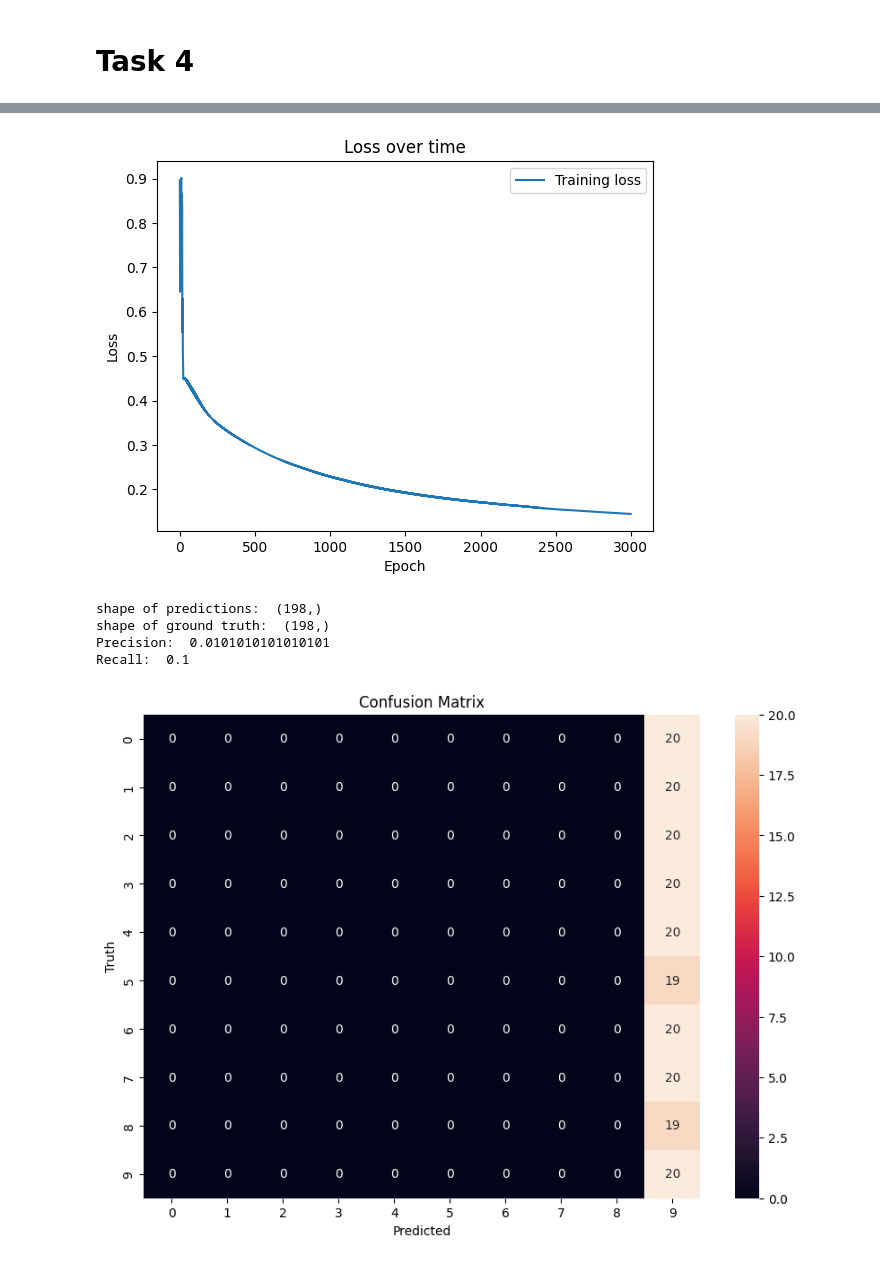
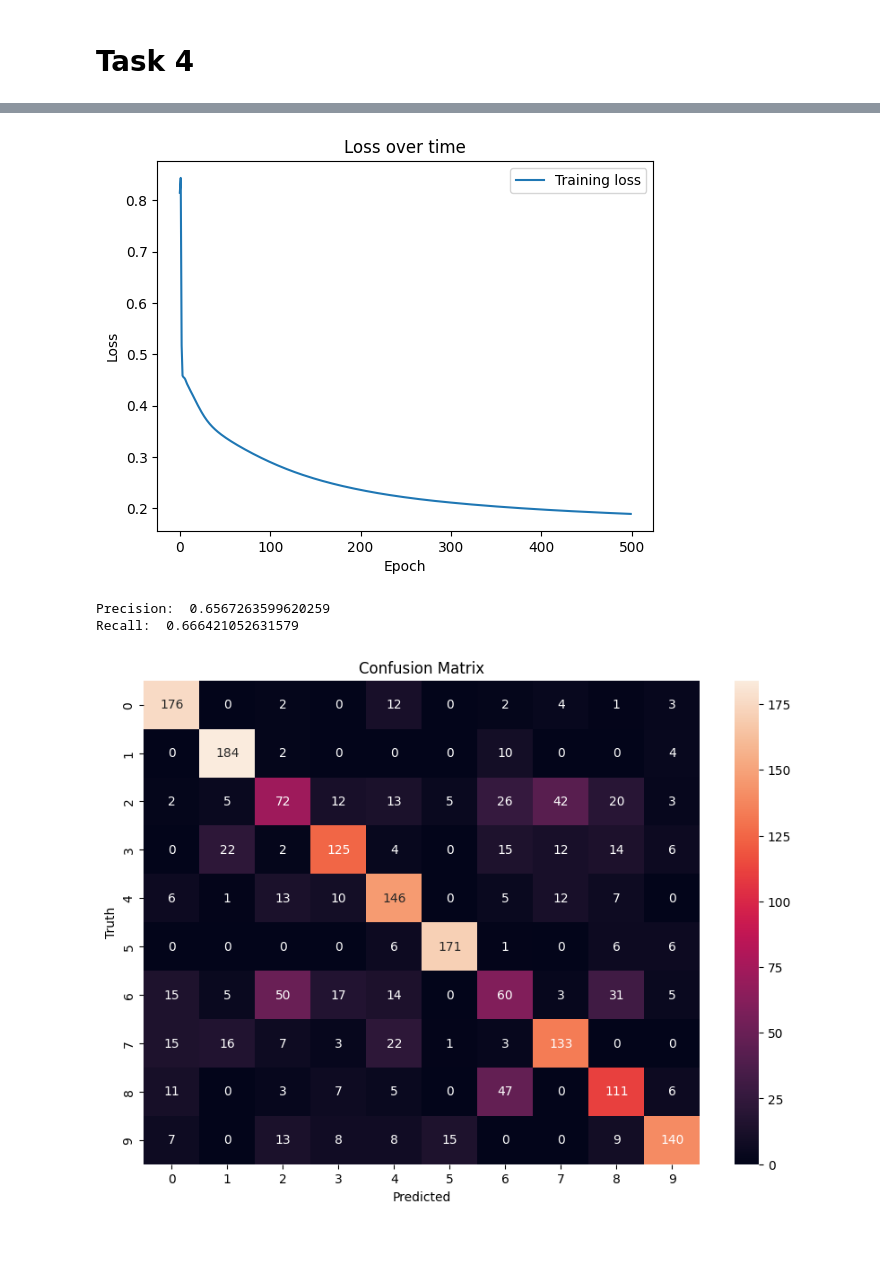
Before and after one commit to Markusjor/TTT4275-Classification_project, a Jupyter notebook: music_classification.ipynb, the cells around one changed output, grey strips where cells are left out. Saved outputs shown, nothing was run; the diff lists cells and outputs as text; code cells hidden in the pictures.

Commit message:
Add all data

```diff
--- a/music_classification.ipynb
+++ b/music_classification.ipynb
@@ -288,3 +308,9 @@ def forwardpropogation(input_layer,weight, bias, num_layer, activation_function)
 
     else:
         raise ValueError("Activation function not recognized")
+# %%
+
+def unison_shuffled_copies(a, b):
+    assert len(a) == len(b)
+    p = np.random.permutation(len(a))
+    return a[p], b[p]
@@ -291,33 +331,13 @@ def forwardpropogation(input_layer,weight, bias, num_layer, activation_function)
 # %%
+#init
 np.random.seed(42)
 
-feature_values = x_train_data_scaled
-#[['spectral_centroid_mean', 'zero_cross_rate_mean', 'rmse_var',
-#      'mfcc_5_std', 'mfcc_5_mean', 'mfcc_6_mean', 'spectral_contrast_mean',
-#       'rmse_mean', 'mfcc_4_mean', 'mfcc_4_std']]
-
-feature_values = feature_values.values
-# np.random.shuffle(feature_values)
-
-# validation_size = 100
-# validation_data = feature_values[-validation_size:]
-# train_data = feature_values[:-validation_size]
-# feature_values = train_data
-
-ground_truth = y_train_data
-
-# One hot encode the ground truth
-ground_truth_onehot = pd.get_dummies(ground_truth, prefix="GenreID")
-ground_truth_onehot = ground_truth_onehot.values
-# np.random.shuffle(ground_truth_onehot)
-
-#init
 num_features = feature_values.shape[1]
 num_perc_layer1 = 8
 num_output = ground_truth_onehot.shape[1]
 learning_rate = 0.1
-num_epochs = 3000
-batch_size = feature_values.shape[0]
+num_epochs = 500
+batch_size = feature_values.shape[0] // 8
 num_data = feature_values.shape[0]
 
 weights1 = np.random.rand(num_features, num_perc_layer1)
@@ -364,7 +384,7 @@ for epoch in range(num_epochs):
                      dbias2sum = 0
 
        losses.append(loss/num_data)
-       # Validation
+       #Validation
        # for k in range(validation_size):
        #        nodes1 = forwardpropogation(validation_data[k,:], weights1, bias1, num_perc_layer1, activation_function="reLu")
        #        output = forwardpropogation(nodes1, weights2, bias2, num_output, activation_function="softmax")
@@ -373,48 +393,39 @@ for epoch in range(num_epochs):
        # validation_losses.append(validation_loss/validation_size)
 
 plt.plot(losses)
-# plt.plot(validation_losses)
+#plt.plot(validation_losses)
 plt.legend(["Training loss", "Validation loss"])
 plt.title("Loss over time")
 plt.xlabel("Epoch")
 plt.ylabel("Loss")
 plt.show()
 # %% [output]
-[figure, old version]
+[figure, new version]
 # %%
 # Test the model on the test data
 feature_values_test = x_test_data_scaled
-# [['spectral_centroid_mean', 'zero_cross_rate_mean', 'rmse_var',
-#        'mfcc_5_std', 'mfcc_5_mean', 'mfcc_6_mean', 'spectral_contrast_mean',
-#        'rmse_mean', 'mfcc_4_mean', 'mfcc_4_std']]
 ground_truth_test = y_test_data
 
 
 predictions = []
 for i in range(len(feature_values_test)):
     nodes1 = forwardpropogation(feature_values_test.iloc[i].values, weights1, bias1, num_perc_layer1, activation_function="reLu")
     output = forwardpropogation(nodes1, weights2, bias2, num_output, activation_function="softmax")
     predictions.append(np.argmax(output))
-
-predictions = np.array(predictions)
-print("shape of predictions: ", predictions.shape)
-print("shape of ground truth: ", ground_truth_test.shape)
 
 # Calculate precision and recall
 print("Precision: ", precision_score(ground_truth_test, predictions, average='macro'))
 print("Recall: ", recall_score(ground_truth_test, predictions, average='macro'))
 
 # Compare result as a confusion matrix
 cm = confusion_matrix(ground_truth_test, predictions)
 plt.figure(figsize=(10,7))
 sns.heatmap(cm, annot=True, fmt="d")
 plt.xlabel('Predicted')
 plt.ylabel('Truth')
 plt.title("Confusion Matrix")
 plt.show()
 # %% [output]
-shape of predictions:  (198,)
-shape of ground truth:  (198,)
-Precision:  0.0101010101010101
-Recall:  0.1
+Precision:  0.6567263599620259
+Recall:  0.666421052631579
-[figure, old version]
+[figure, new version]
```
Also changed, not shown: parts of 6 cells of this notebook.
